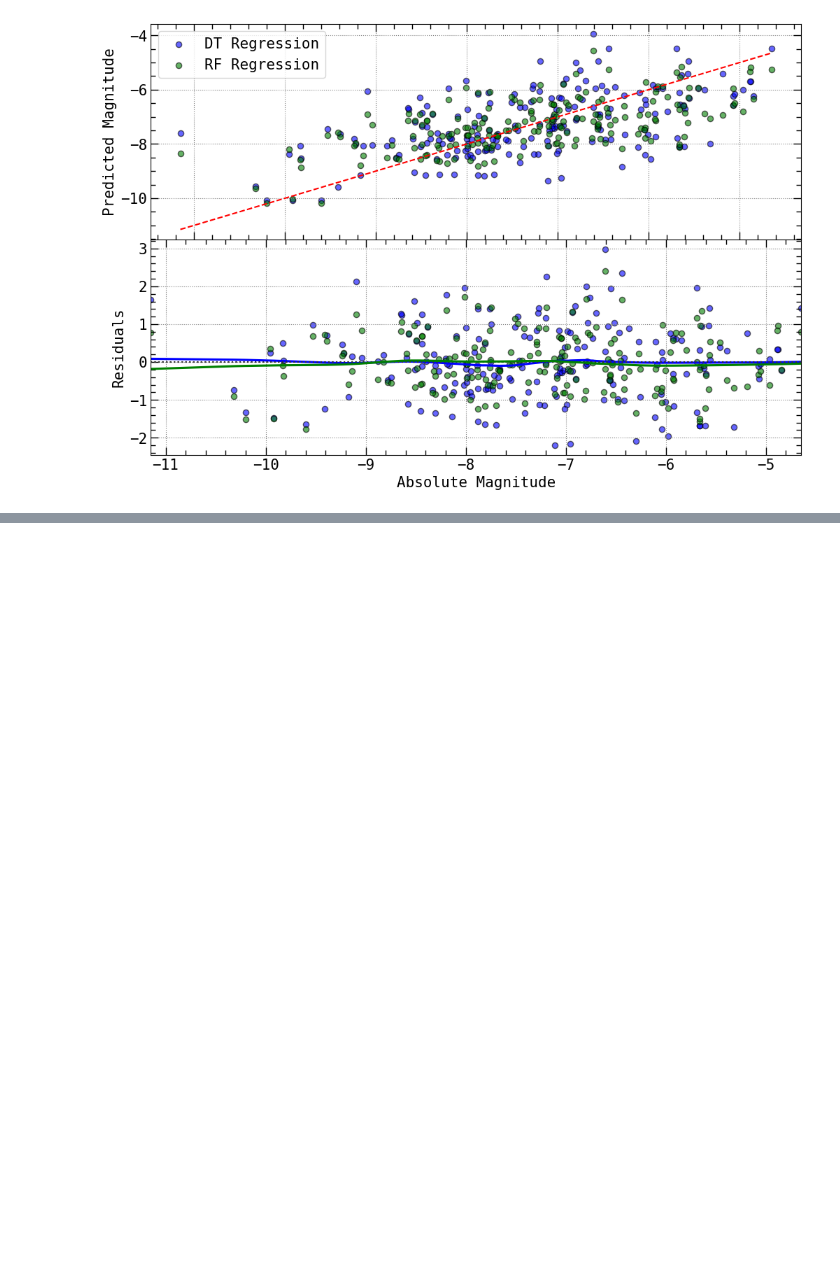
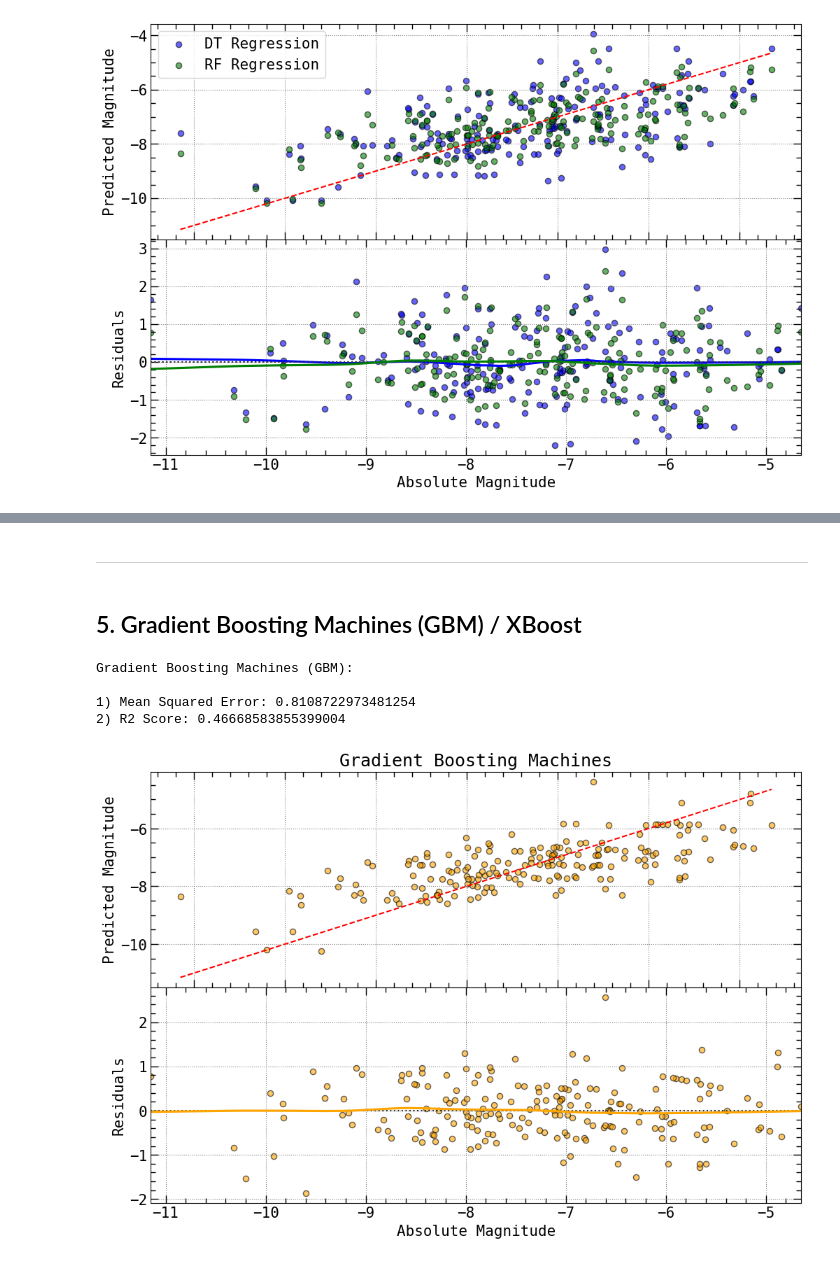
Before and after one commit to GabrielWendell/Cepheids_Projects, a Jupyter notebook: Project_3/Notebooks/ML_Analysis.ipynb, the cells around one changed output, grey strips where cells are left out. Cells and saved outputs as stored; diff of their text form; code cells hidden in the pictures; blank space fills up the shorter version.

```diff
--- a/Project_3/Notebooks/ML_Analysis.ipynb
+++ b/Project_3/Notebooks/ML_Analysis.ipynb
@@ -312,0 +379,45 @@ sm_plot_mod(ax1)
+# %% [markdown]
+---
+# %% [markdown]
+## 5. Gradient Boosting Machines (GBM) / XBoost
+# %%
+# GBM Model
+gbm_model = GradientBoostingRegressor(n_estimators = 100, learning_rate = 0.1, max_depth = 3, random_state = 42)
+gbm_model.fit(X_train, y_train)
+
+# Predictions
+y_pred_gbm = gbm_model.predict(X_test)
+
+# Evaluate GBM Model
+print("Gradient Boosting Machines (GBM):\n")
+print(f"1) Mean Squared Error: {mean_squared_error(y_test, y_pred)}")
+print(f"2) R2 Score: {r2_score(y_test, y_pred)}")
+# %% [output]
+Gradient Boosting Machines (GBM):
+
+1) Mean Squared Error: 0.8108722973481254
+2) R2 Score: 0.46668583855399004
+# %%
+# Plotting
+fig = plt.figure(figsize = (12,8))
+fig.subplots_adjust(hspace = 0)
+spec = gridspec.GridSpec(ncols = 1, nrows = 2, figure = fig)
+
+ax0 = fig.add_subplot(spec[0, 0])
+ax1 = fig.add_subplot(spec[1, 0])
+
+ax0.scatter(y_test, y_pred_gbm, color = 'orange', edgecolors = 'k', s = 35, alpha = 0.6)
+ax0.plot([min(y_test), max(y_test)], [min(y_test), max(y_test)], color = 'r', ls = '--')
+
+ax1 = sns.residplot(x = y_test, y = y_pred_gbm, lowess = True, color = 'orange',
+                    scatter_kws = dict(edgecolors = 'k', s = 35, alpha = 0.6))
+
+ax0.set_title('Gradient Boosting Machines')
+ax0.set_ylabel('Predicted Magnitude')
+ax1.set_xlabel('Absolute Magnitude')
+ax1.set_ylabel('Residuals')
+
+sm_plot_mod(ax0)
+sm_plot_mod(ax1)
+# %% [output]
+[figure, added]
```
Also changed, not shown: parts of 19 cells of this notebook, 1 other file.
